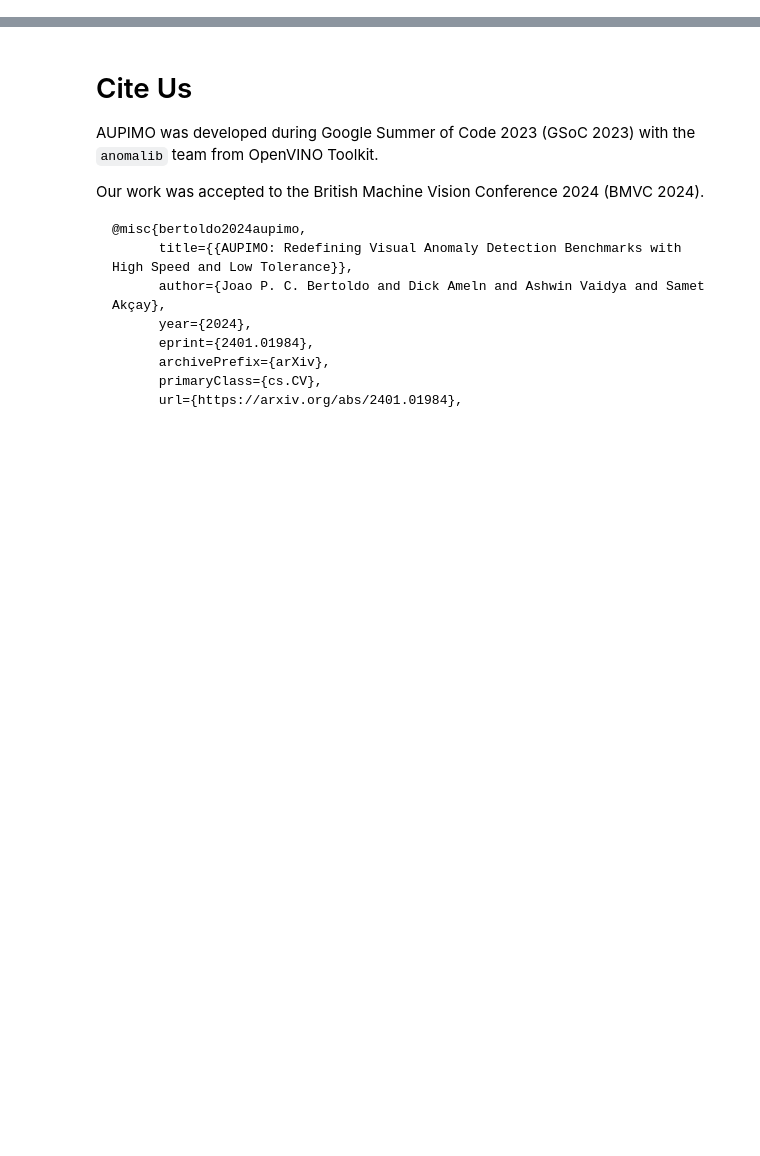
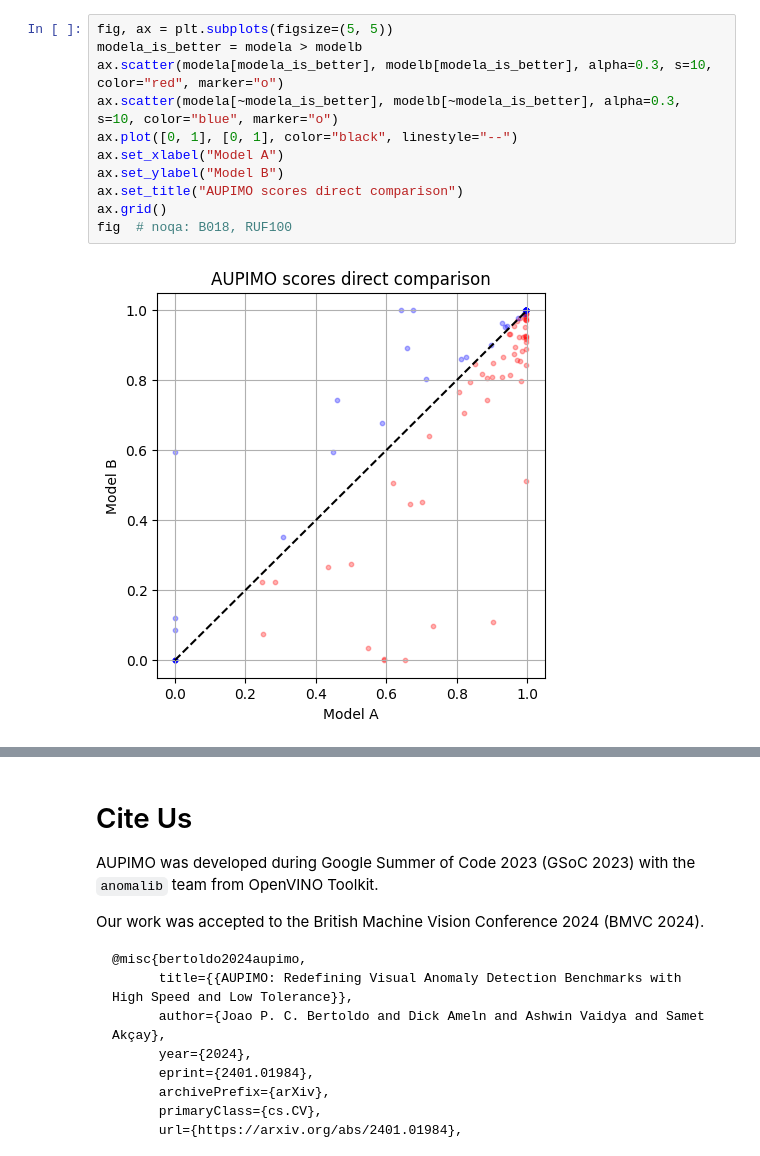
Before and after one commit to openvinotoolkit/anomalib, a Jupyter notebook: notebooks/700_metrics/701e_aupimo_advanced_iv.ipynb, the cells around one changed output, grey strips where cells are left out. Cells and saved outputs as stored; diff of their text form; blank space fills up the shorter version.

```diff
--- a/notebooks/700_metrics/701e_aupimo_advanced_iv.ipynb
+++ b/notebooks/700_metrics/701e_aupimo_advanced_iv.ipynb
@@ -608,0 +240,13 @@ coming soon
+# %%
+fig, ax = plt.subplots(figsize=(5, 5))
+modela_is_better = modela > modelb
+ax.scatter(modela[modela_is_better], modelb[modela_is_better], alpha=0.3, s=10, color="red", marker="o")
+ax.scatter(modela[~modela_is_better], modelb[~modela_is_better], alpha=0.3, s=10, color="blue", marker="o")
+ax.plot([0, 1], [0, 1], color="black", linestyle="--")
+ax.set_xlabel("Model A")
+ax.set_ylabel("Model B")
+ax.set_title("AUPIMO scores direct comparison")
+ax.grid()
+fig  # noqa: B018, RUF100
+# %% [output]
+[figure, added]
```
Also changed, not shown: parts of 94 cells of this notebook.
